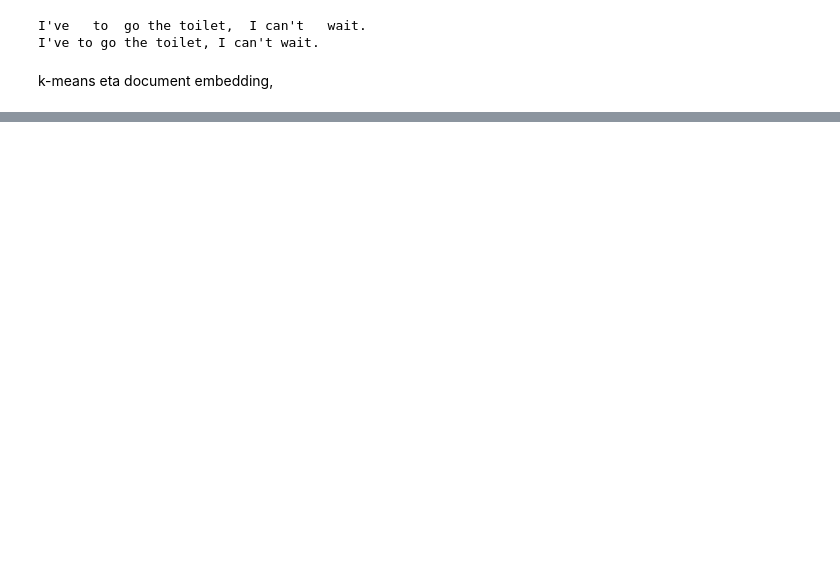
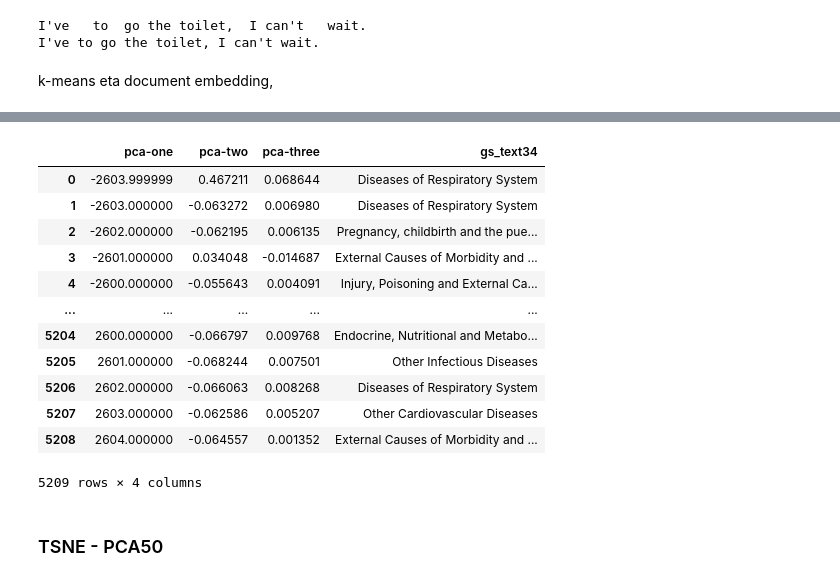
Before and after one commit to PeioLlano/MD-Verbal-Autopsy-Clustering, a Jupyter notebook: ClusteringVerbalAutopsy.ipynb, the cells around one changed output, grey strips where cells are left out. Cells and saved outputs as stored; diff of their text form; code cells hidden in the pictures; blank space fills up the shorter version.

```diff
--- a/ClusteringVerbalAutopsy.ipynb
+++ b/ClusteringVerbalAutopsy.ipynb
@@ -460,0 +652,8 @@ k-means eta document embedding,
+# %%
+from sklearn.decomposition import PCA
+
+data = pd.read_csv("data/doc_embeding.csv")
+
+pca = PCA(n_components=3)
+pca_result = pca.fit_transform(data)
+pca_result
@@ -460,0 +668,27 @@ k-means eta document embedding,
+# %%
+label = pd.read_csv("data/preproceso.csv")
+label = label['gs_text34']
+
+data['pca-one'] = pca_result[:,0]
+data['pca-two'] = pca_result[:,1]
+data['pca-three'] = pca_result[:,2]
+data['gs_text34'] = label
+
+data_pca = data.filter(['pca-one', 'pca-two','pca-three','gs_text34'])
+data_pca.to_csv('data_graphics/data_pca.csv')
+
+data_pca
+# %% [output]
+|  | pca-one | pca-two | pca-three | gs_text34 |
+| 0 | -2603.999999 | 0.467211 | 0.068644 | Diseases of Respiratory System |
+| 1 | -2603.000000 | -0.063272 | 0.006980 | Diseases of Respiratory System |
+| 2 | -2602.000000 | -0.062195 | 0.006135 | Pregnancy, childbirth and the pue... |
+| 3 | -2601.000000 | 0.034048 | -0.014687 | External Causes of Morbidity and ... |
+| 4 | -2600.000000 | -0.055643 | 0.004091 | Injury, Poisoning and External Ca... |
+| ... | ... | ... | ... | ... |
+| 5204 | 2600.000000 | -0.066797 | 0.009768 | Endocrine, Nutritional and Metabo... |
+| 5205 | 2601.000000 | -0.068244 | 0.007501 | Other Infectious Diseases |
+| 5206 | 2602.000000 | -0.066063 | 0.008268 | Diseases of Respiratory System |
+| 5207 | 2603.000000 | -0.062586 | 0.005207 | Other Cardiovascular Diseases |
+| 5208 | 2604.000000 | -0.064557 | 0.001352 | External Causes of Morbidity and ... |
+5209 rows × 4 columns
@@ -460,0 +698,2 @@ k-means eta document embedding,
+# %% [markdown]
+<h3>TSNE - PCA50</h3>
```
Also changed, not shown: parts of 53 cells of this notebook, 8 other files.
